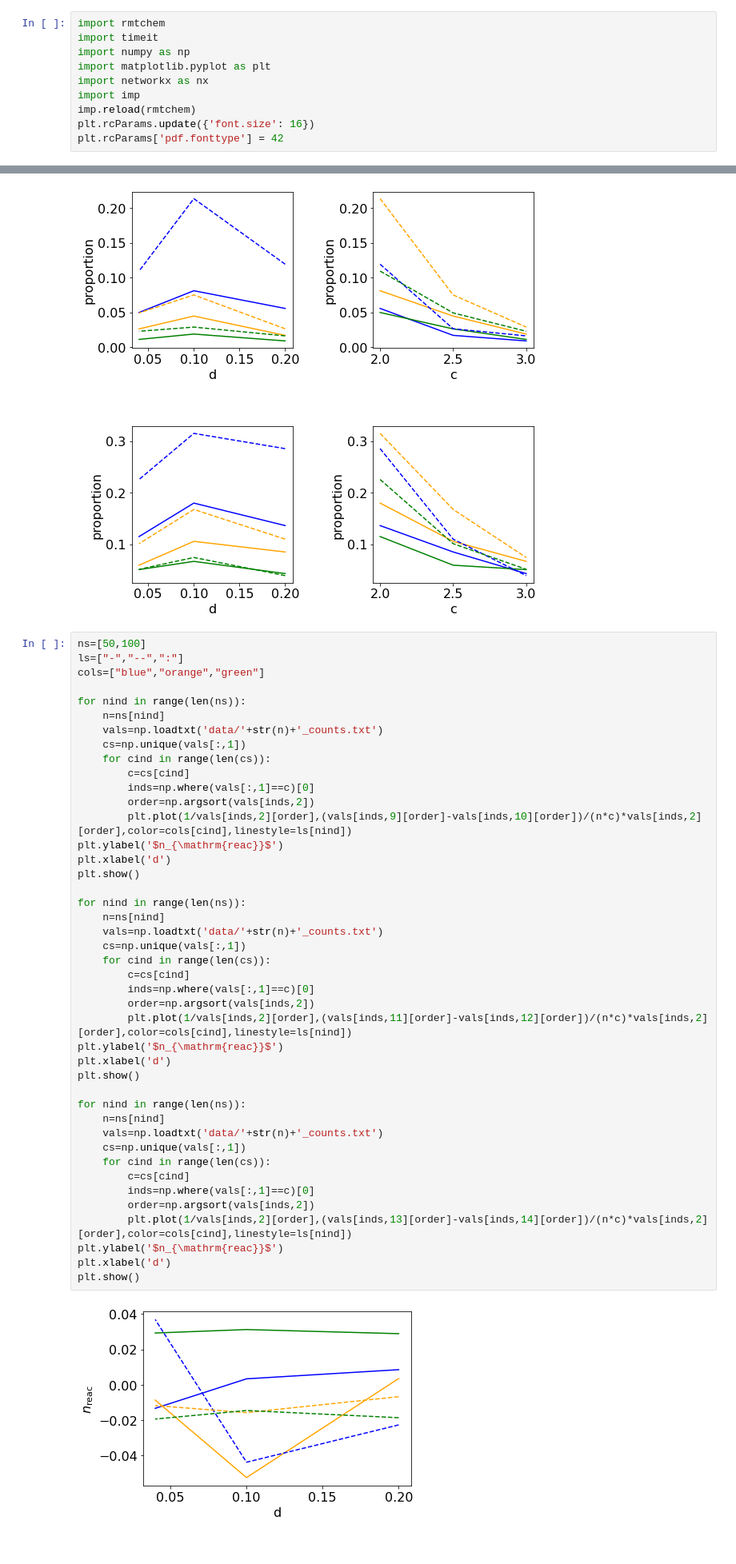
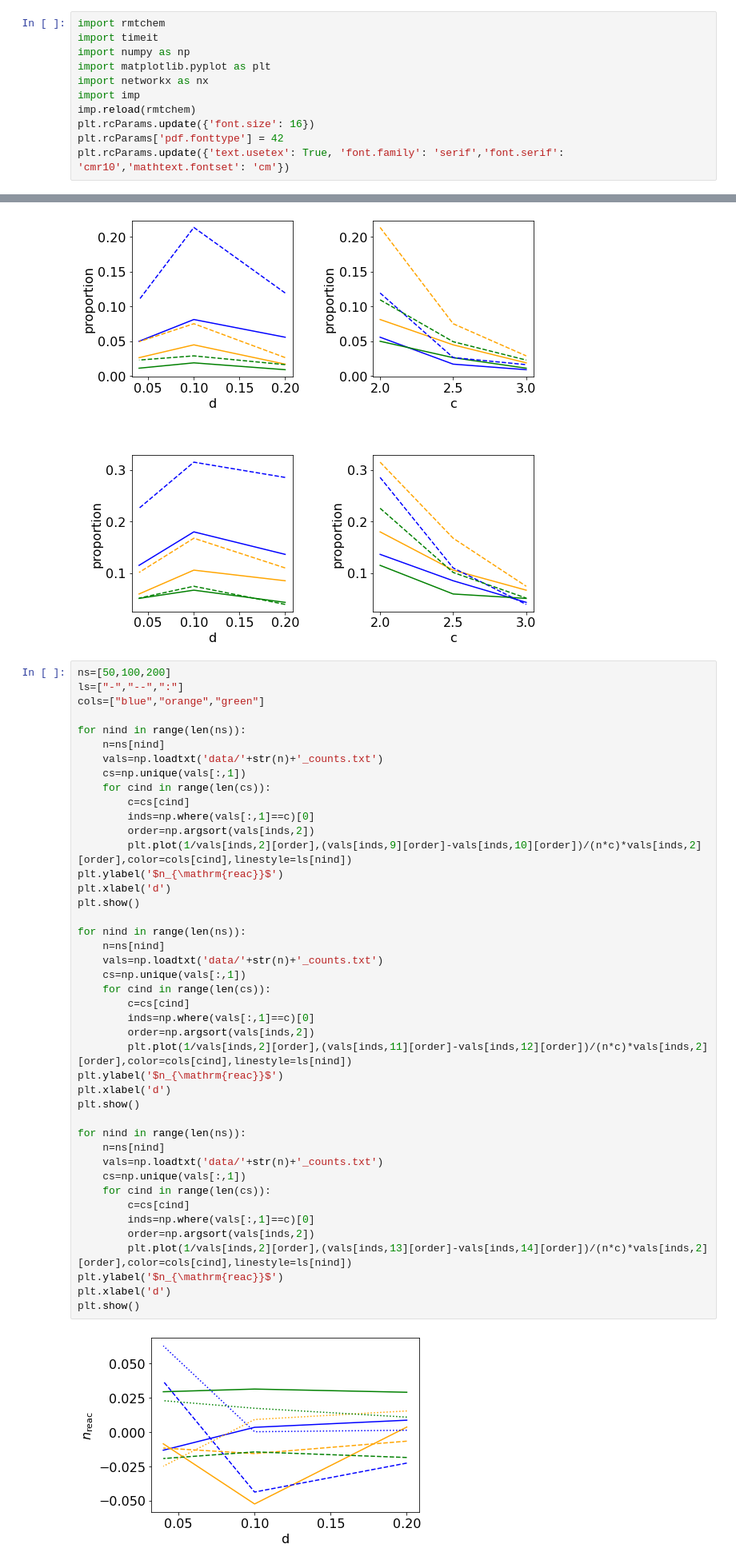
Before and after one commit to znicolaou/rmtchem, a Jupyter notebook: rmtchem.ipynb, the cells around one changed output, grey strips where cells are left out. Shown at 80% size. Saved outputs shown, nothing was run; the diff lists cells and outputs as text.

```diff
--- a/rmtchem.ipynb
+++ b/rmtchem.ipynb
@@ -8,6 +8,7 @@ import imp
 imp.reload(rmtchem)
 plt.rcParams.update({'font.size': 16})
 plt.rcParams['pdf.fonttype'] = 42
+plt.rcParams.update({'text.usetex': True, 'font.family': 'serif','font.serif': 'cmr10','mathtext.fontset': 'cm'})
 # %% [markdown]
 In the absence of driving, the steady state is determined by the free energies, Xs=np.exp(-G). In this case, the eigenvalues of the Jacobian are real and negative definite.
 # %%
@@ -165,7 +146,7 @@ plt.show()
 # %% [output]
 [figure]
 # %%
-ns=[50,100]
+ns=[50,100,200]
 ls=["-","--",":"]
 cols=["blue","orange","green"]
 
@@ -181,31 +162,31 @@ for nind in range(len(ns)):
 plt.ylabel('$n_{\mathrm{reac}}$')
 plt.xlabel('d')
 plt.show()
 
 for nind in range(len(ns)):
     n=ns[nind]
     vals=np.loadtxt('data/'+str(n)+'_counts.txt')
     cs=np.unique(vals[:,1])
     for cind in range(len(cs)):
         c=cs[cind]
         inds=np.where(vals[:,1]==c)[0]
         order=np.argsort(vals[inds,2])
         plt.plot(1/vals[inds,2][order],(vals[inds,11][order]-vals[inds,12][order])/(n*c)*vals[inds,2][order],color=cols[cind],linestyle=ls[nind])
 plt.ylabel('$n_{\mathrm{reac}}$')
 plt.xlabel('d')
 plt.show()
 
 for nind in range(len(ns)):
     n=ns[nind]
     vals=np.loadtxt('data/'+str(n)+'_counts.txt')
     cs=np.unique(vals[:,1])
     for cind in range(len(cs)):
         c=cs[cind]
         inds=np.where(vals[:,1]==c)[0]
         order=np.argsort(vals[inds,2])
         plt.plot(1/vals[inds,2][order],(vals[inds,13][order]-vals[inds,14][order])/(n*c)*vals[inds,2][order],color=cols[cind],linestyle=ls[nind])
 plt.ylabel('$n_{\mathrm{reac}}$')
 plt.xlabel('d')
 plt.show()
 # %% [output]
-[figure, old version]
+[figure, new version]
```
Also changed, not shown: parts of 7 cells of this notebook, 2 other files.
